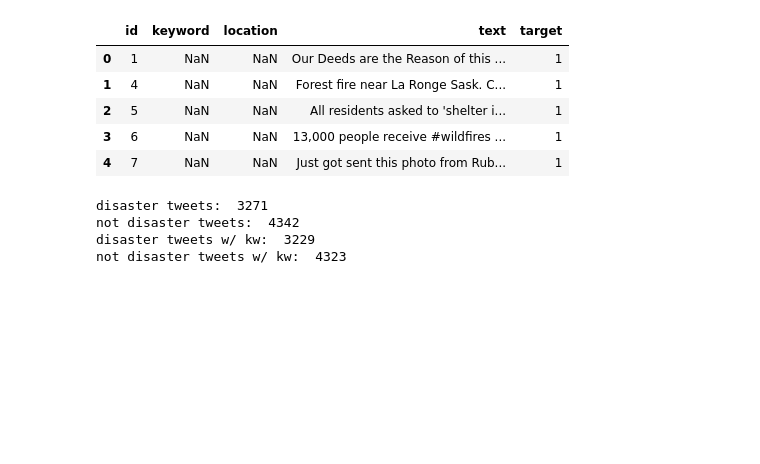
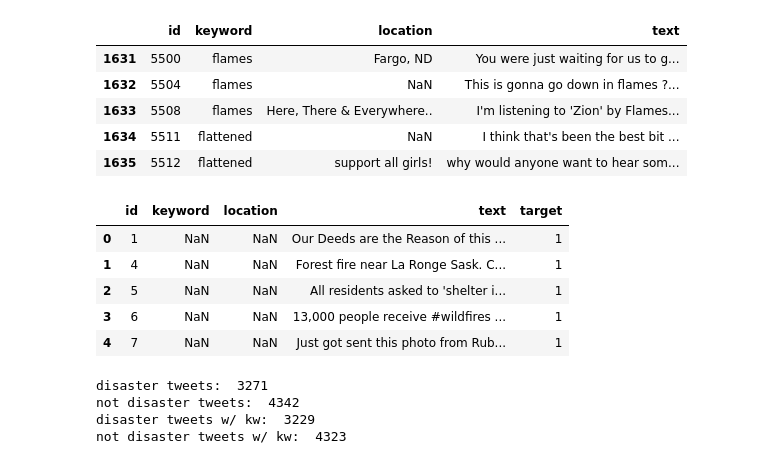
Before and after one commit to benon33/w207-final, a Jupyter notebook: Ben-EDA.ipynb, the cells around one changed output. Drawn from its saved outputs; the diff is of its cells as text; code cells hidden in the pictures; blank space fills up the shorter version.

```diff
--- a/Ben-EDA.ipynb
+++ b/Ben-EDA.ipynb
@@ -27,6 +27,15 @@ test_      = pd.read_csv('data/nlp-getting-started/test.csv')
 div        = int(len(test_)/2)
 test_data  = test_[div:]
 dev_data   = test_[:div]
+# %%
+test_data.head()
+# %% [output]
+|  | id | keyword | location | text |
+| 1631 | 5500 | flames | Fargo, ND | You were just waiting for us to g... |
+| 1632 | 5504 | flames | NaN | This is gonna go down in flames ?... |
+| 1633 | 5508 | flames | Here, There & Everywhere.. | I'm listening to 'Zion' by Flames... |
+| 1634 | 5511 | flattened | NaN | I think that's been the best bit ... |
+| 1635 | 5512 | flattened | support all girls! | why would anyone want to hear som... |
 # %%
 dat.head() # 0 for no disaster 1 for disaster
 # %% [output]
```
Also changed, not shown: parts of 3 cells of this notebook.
